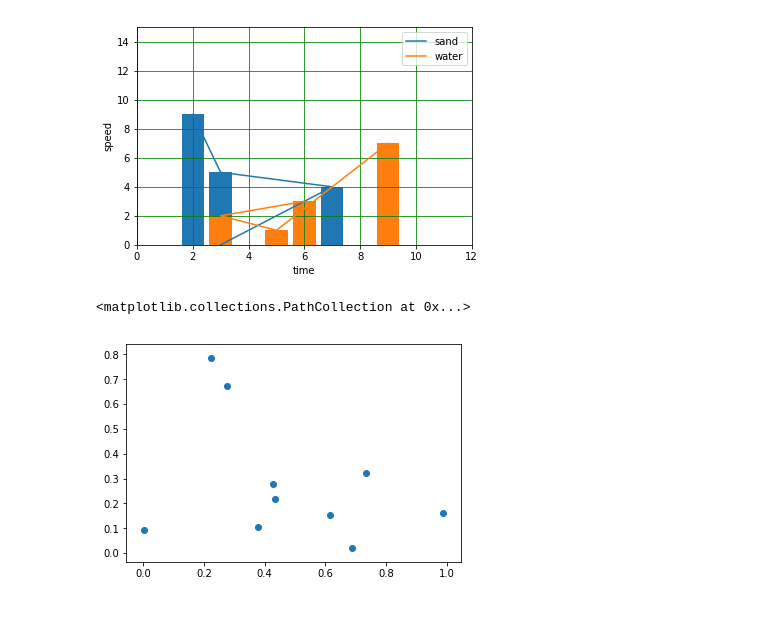
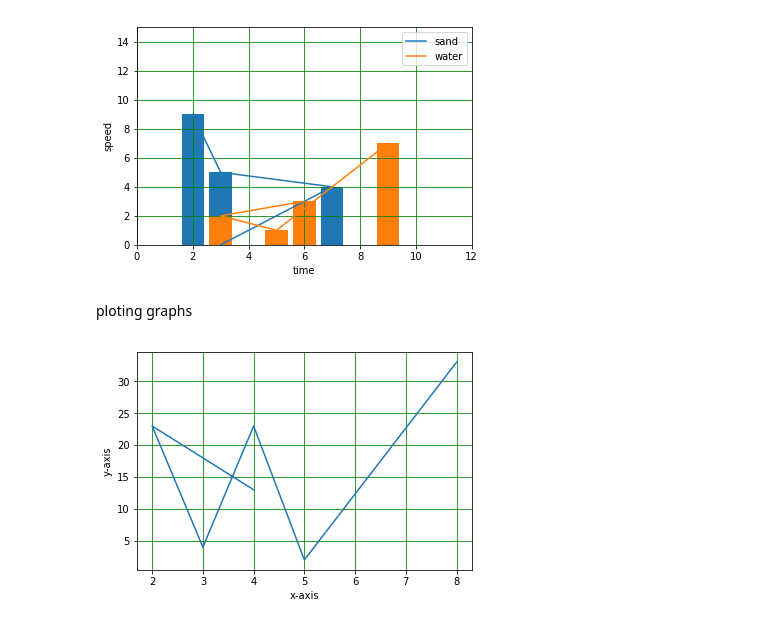
Before and after one commit to ayushikhandelwal99/ML, a Jupyter notebook: matplotlib.ipynb, the cells around one changed output. Saved outputs shown, nothing was run; the diff lists cells and outputs as text; code cells hidden in the pictures.

```diff
--- a/matplotlib.ipynb
+++ b/matplotlib.ipynb
@@ -110,9 +110,6 @@ plt.bar(x1,y1)
 <BarContainer object of 4 artists>
 [figure]
 # %%
-a = rand(10) #10 is number of points
-b = rand(10)
-plt.scatter(a, b)  #it creates a scattered point graph..value of a and b must be same
+#a = random.random(10,20) #10 is number of points
+#b = random.random(10,20)
+#plt.scatter(a, b)  #it creates a scattered point graph..value of a and b must be same
-# %% [output]
-<matplotlib.collections.PathCollection at 0x...>
-[figure, removed]
@@ -118,0 +120,16 @@ plt.scatter(a, b)  #it creates a scattered point graph..value of a and b must be
+# %%
+x=[4,2,3,4,5,8]
+y=[13,23,4,23,2,33]
+player=['virat','dhoni','vijay','dhawan']
+runs=[120,44,77,33]
+exp=[0.1,0,0,0.2]
+# %% [markdown]
+ploting graphs
+# %%
+plt.xlabel('x-axis')
+plt.ylabel('y-axis')
+plt.plot(x,y)
+plt.grid(color='green')
+plt.show()
+# %% [output]
+[figure, added]
```
Also changed, not shown: parts of 5 cells of this notebook.
